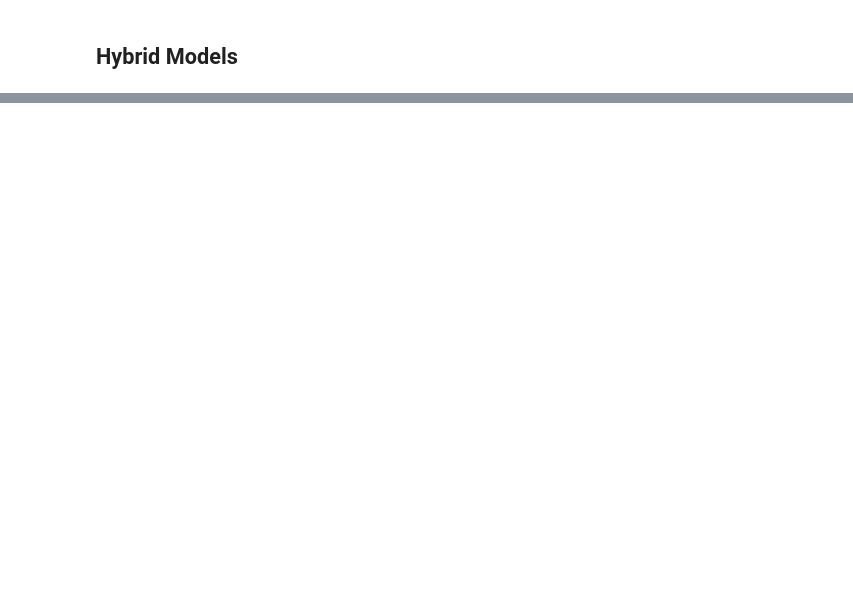
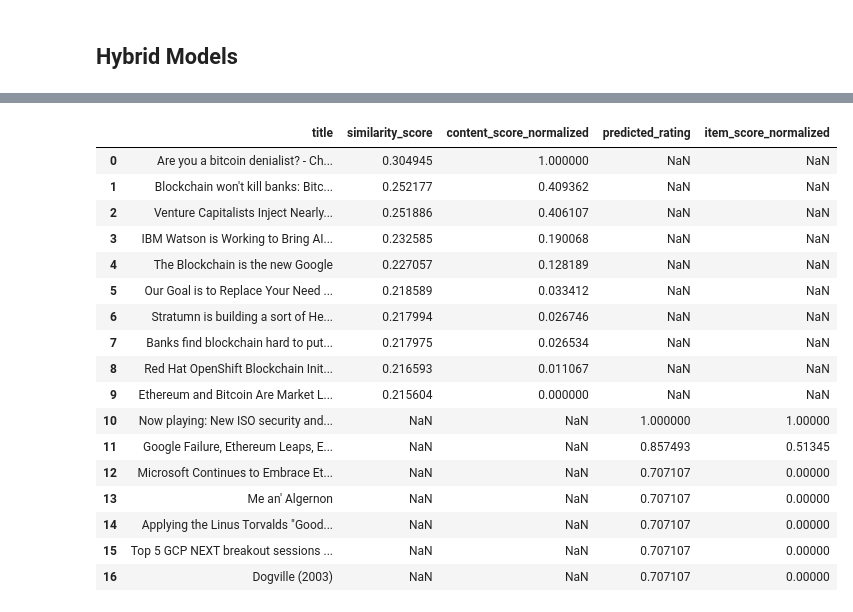
Before and after one commit to Rishabh-Saha/News-Recommendation-System, a Jupyter notebook: NewsRecommendationSystem_backup.ipynb, the cells around one changed output, grey strips where cells are left out. Drawn from its saved outputs; the diff is of its cells as text; code cells hidden in the pictures; blank space fills up the shorter version.

Commit message:
Hybrid Models

```diff
--- a/NewsRecommendationSystem_backup.ipynb
+++ b/NewsRecommendationSystem_backup.ipynb
@@ -1023,7 +1022,7 @@ def item_collaborative_filtering_top_n(item_id, n=10):
     'Item Collaborative Filtering Model'
     # get top-N predicted item indices for the given item
     recommendations_df = pd.DataFrame(
-        prediction_df.iloc[item_id_reverse_map[item_id] - 1].sort_values(ascending=False)[:10]
+        prediction_df.iloc[item_id_reverse_map[item_id] - 1].sort_values(ascending=False)
     )
     recommendations_df.reset_index(inplace=True)
     recommendations_df.columns = ['item_id', 'predicted_rating']
@@ -1274,0 +1354,7 @@ output_df
+# %%
+# content based filtering
+news_title = "Google Data Center 360° Tour"
+no_of_recommendations = 10
+recommended_news_cf = recommend_news(news_title, no_of_recommendations)
+
+recommended_news_cf
@@ -1274,0 +1373,8 @@ output_df
+# %%
+# item based collaborative filtering
+# print item from platform_content
+print(platform_content[platform_content['title'] == news_title].item_id)
+
+
+recommended_news_icf = item_collaborative_filtering_top_n(item_id, n=no_of_recommendations)
+recommended_news_icf[['title', 'predicted_rating', 'item_score_normalized']]
@@ -1274,0 +1392,26 @@ output_df
+# %%
+hybrid_recommendations = pd.merge(
+    recommended_news_cf,
+    recommended_news_icf[['title', 'predicted_rating', 'item_score_normalized']],
+    how='outer',
+    on='title')
+hybrid_recommendations
+# %% [output]
+|  | title | similarity_score | content_score_normalized | predicted_rating | item_score_normalized |
+| 0 | Are you a bitcoin denialist? - Ch... | 0.304945 | 1.000000 | NaN | NaN |
+| 1 | Blockchain won't kill banks: Bitc... | 0.252177 | 0.409362 | NaN | NaN |
+| 2 | Venture Capitalists Inject Nearly... | 0.251886 | 0.406107 | NaN | NaN |
+| 3 | IBM Watson is Working to Bring AI... | 0.232585 | 0.190068 | NaN | NaN |
+| 4 | The Blockchain is the new Google | 0.227057 | 0.128189 | NaN | NaN |
+| 5 | Our Goal is to Replace Your Need ... | 0.218589 | 0.033412 | NaN | NaN |
+| 6 | Stratumn is building a sort of He... | 0.217994 | 0.026746 | NaN | NaN |
+| 7 | Banks find blockchain hard to put... | 0.217975 | 0.026534 | NaN | NaN |
+| 8 | Red Hat OpenShift Blockchain Init... | 0.216593 | 0.011067 | NaN | NaN |
+| 9 | Ethereum and Bitcoin Are Market L... | 0.215604 | 0.000000 | NaN | NaN |
+| 10 | Now playing: New ISO security and... | NaN | NaN | 1.000000 | 1.00000 |
+| 11 | Google Failure, Ethereum Leaps, E... | NaN | NaN | 0.857493 | 0.51345 |
+| 12 | Microsoft Continues to Embrace Et... | NaN | NaN | 0.707107 | 0.00000 |
+| 13 | Me an' Algernon | NaN | NaN | 0.707107 | 0.00000 |
+| 14 | Applying the Linus Torvalds "Good... | NaN | NaN | 0.707107 | 0.00000 |
+| 15 | Top 5 GCP NEXT breakout sessions ... | NaN | NaN | 0.707107 | 0.00000 |
+| 16 | Dogville (2003) | NaN | NaN | 0.707107 | 0.00000 |
```
Also changed, not shown: parts of 14 cells of this notebook.
